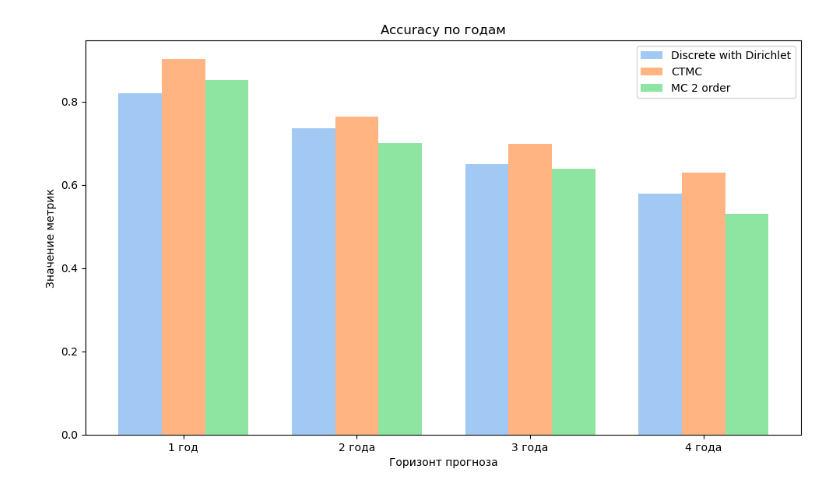
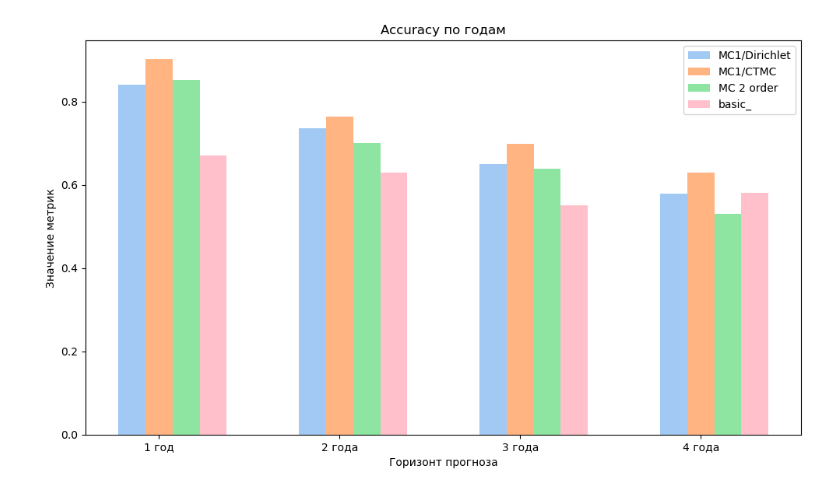
Before and after one commit to DanLip02/Ratings-analysis-project, a Jupyter notebook: jupyter_books/plot_quality.ipynb, the cells around one changed output. Saved outputs shown, nothing was run; the diff lists cells and outputs as text; code cells hidden in the pictures.

Commit message:
upd plot bar + poster

```diff
--- a/jupyter_books/plot_quality.ipynb
+++ b/jupyter_books/plot_quality.ipynb
@@ -10,35 +10,36 @@ import numpy as np
 
 #DIRICHLET
 years = ['1 год', '2 года', '3 года', '4 года']
-Dirichlet = [0.8206, 0.7353,  0.6502, 0.5795]  # Примерные значения точности
+Dirichlet = [0.8406, 0.7353,  0.6502, 0.5795]  # Примерные значения точности
 CTMC = [0.9015,  0.7643, 0.6977, 0.6296]    # Примерные значения полноты
 sec_order = [0.8520, 0.7009, 0.6386, 0.5304] # Примерные значения точности
+basic_ = [ 0.6706,  0.630, 0.55144,  0.58165]
 # %%
 
 x = np.arange(len(years))
-width = 0.25
+width = 0.15
 
 # Пастельные цвета
 colors = {
     'accuracy': '#a1c9f4',    # пастельный голубой
     'recall':   '#ffb482',    # пастельный оранжевый
     'precision':'#8de5a1'     # пастельный зелёный
 }
 
 fig, ax = plt.subplots(figsize=(10, 6))
-ax.bar(x - width, Dirichlet, width, label='Discrete with Dirichlet', color=colors['accuracy'])
-ax.bar(x, CTMC, width, label='CTMC', color=colors['recall'])
+ax.bar(x - width, Dirichlet, width, label='MC1/Dirichlet', color=colors['accuracy'])
+ax.bar(x, CTMC, width, label='MC1/CTMC', color=colors['recall'])
 ax.bar(x + width,sec_order, width, label='MC 2 order', color=colors['precision'])
-
+ax.bar(x + 2*width,basic_, width, label='basic_', color='pink')
 # Настройки осей и легенды
 ax.set_xlabel('Горизонт прогноза')
 ax.set_ylabel('Значение метрик')
 ax.set_title('Accuracy по годам')
 ax.set_xticks(x)
 ax.set_xticklabels(years)
 ax.legend(loc='upper right')
 
 plt.tight_layout()
 plt.show()
 # %% [output]
-[figure, old version]
+[figure, new version]
```
Also changed, not shown: parts of 2 cells of this notebook, 2 other files.
